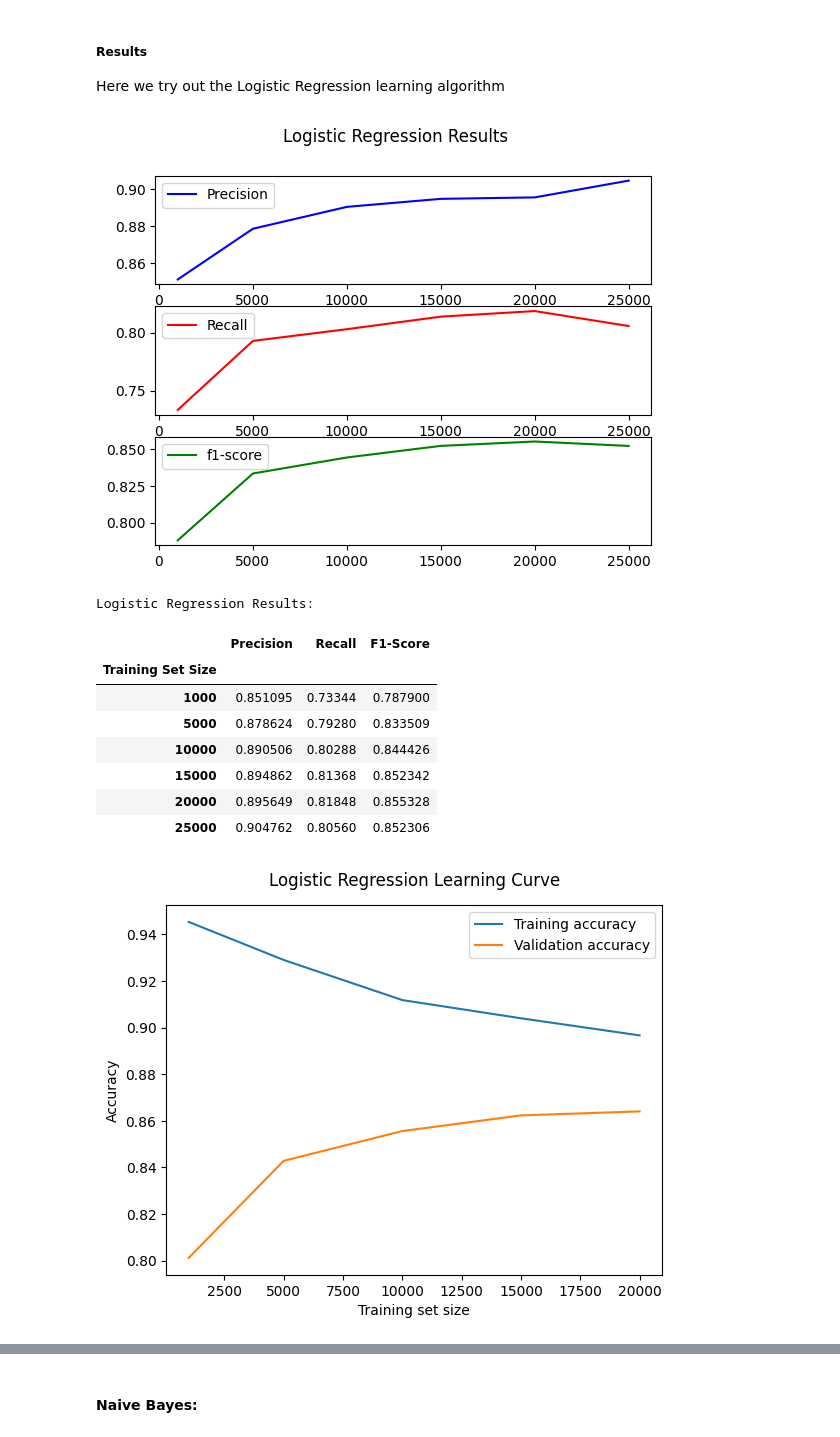
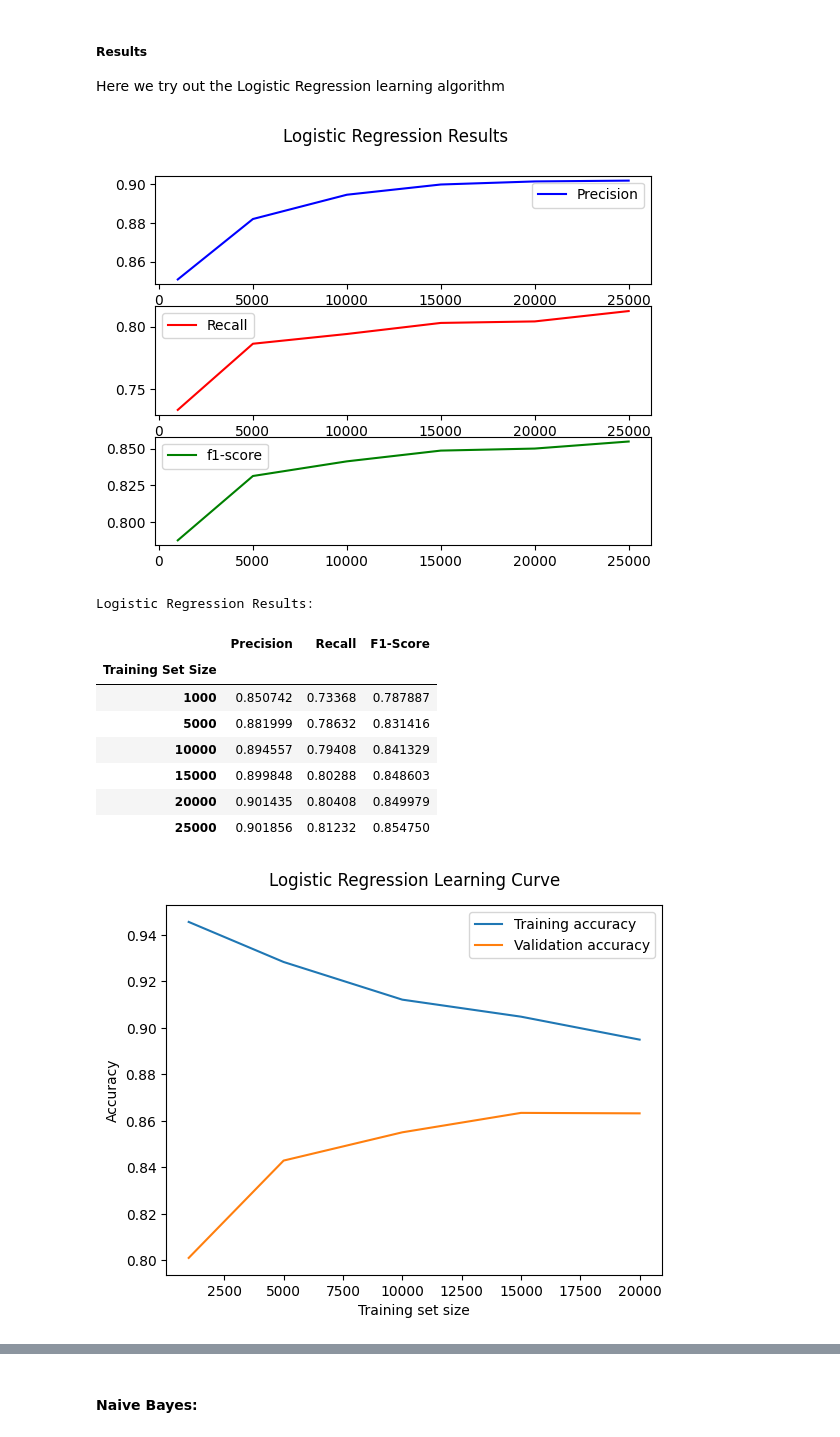
Before and after one commit to vleft02/IMDB-Review-Classification, a Jupyter notebook: ML.ipynb, the cells around one changed output, grey strips where cells are left out. Cells and saved outputs as stored; diff of their text form; code cells hidden in the pictures.

Commit message:
Final touches to curves/tables and aesthetic fixes

```diff
--- a/ML.ipynb
+++ b/ML.ipynb
@@ -315,20 +320,19 @@ class LogisticRegression():
 Here we try out the Logistic Regression learning algorithm
 # %%
 LogReg = LogisticRegression(100,threshold=0.6, regularization_factor=0.001)
-
-LogReg.custom_classification_report(x_train=x_train,y_train=y_train,x_test=x_test, y_test=y_test, train_sizes = [1000,5000,10000,15000,20000,25000])
+custom_classification_report(estimator=LogReg,x_train=x_train,y_train=y_train,x_test=x_test, y_test=y_test, train_sizes = [1000,5000,10000,15000,20000,25000],name='Logistic Regression')
 # %% [output]
-[figure, old version]
+[figure, new version]
 Logistic Regression Results:
 |  | Precision | Recall | F1-Score |
 | Training Set Size |  |  |  |
-| 1000 | 0.851095 | 0.73344 | 0.787900 |
-| 5000 | 0.878624 | 0.79280 | 0.833509 |
-| 10000 | 0.890506 | 0.80288 | 0.844426 |
-| 15000 | 0.894862 | 0.81368 | 0.852342 |
-| 20000 | 0.895649 | 0.81848 | 0.855328 |
-| 25000 | 0.904762 | 0.80560 | 0.852306 |
+| 1000 | 0.850742 | 0.73368 | 0.787887 |
+| 5000 | 0.881999 | 0.78632 | 0.831416 |
+| 10000 | 0.894557 | 0.79408 | 0.841329 |
+| 15000 | 0.899848 | 0.80288 | 0.848603 |
+| 20000 | 0.901435 | 0.80408 | 0.849979 |
+| 25000 | 0.901856 | 0.81232 | 0.854750 |
-[figure, old version]
+[figure, new version]
 Learning Curve Data:
 |  | Training Accuracy | Validation Accuracy |
 | Training Set Size |  |  |
```
Also changed, not shown: parts of 33 cells of this notebook, 1 other file.
